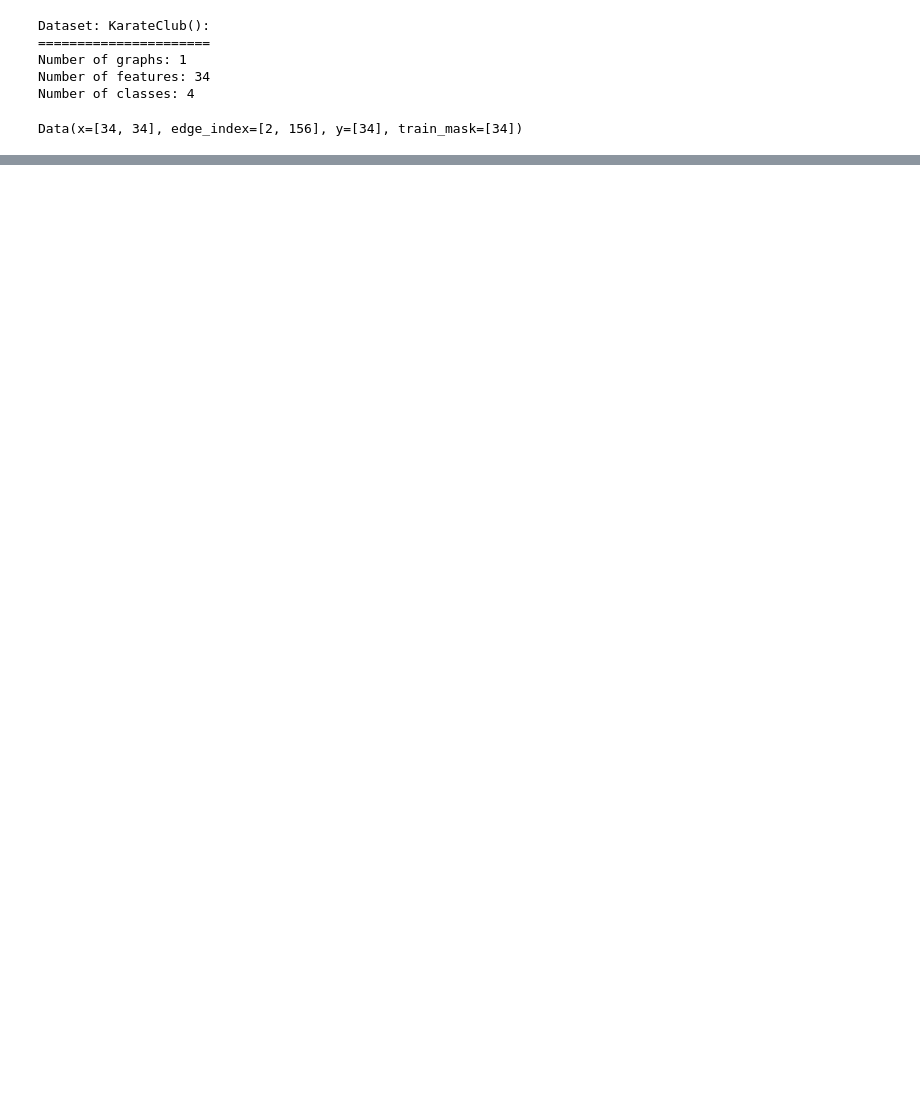
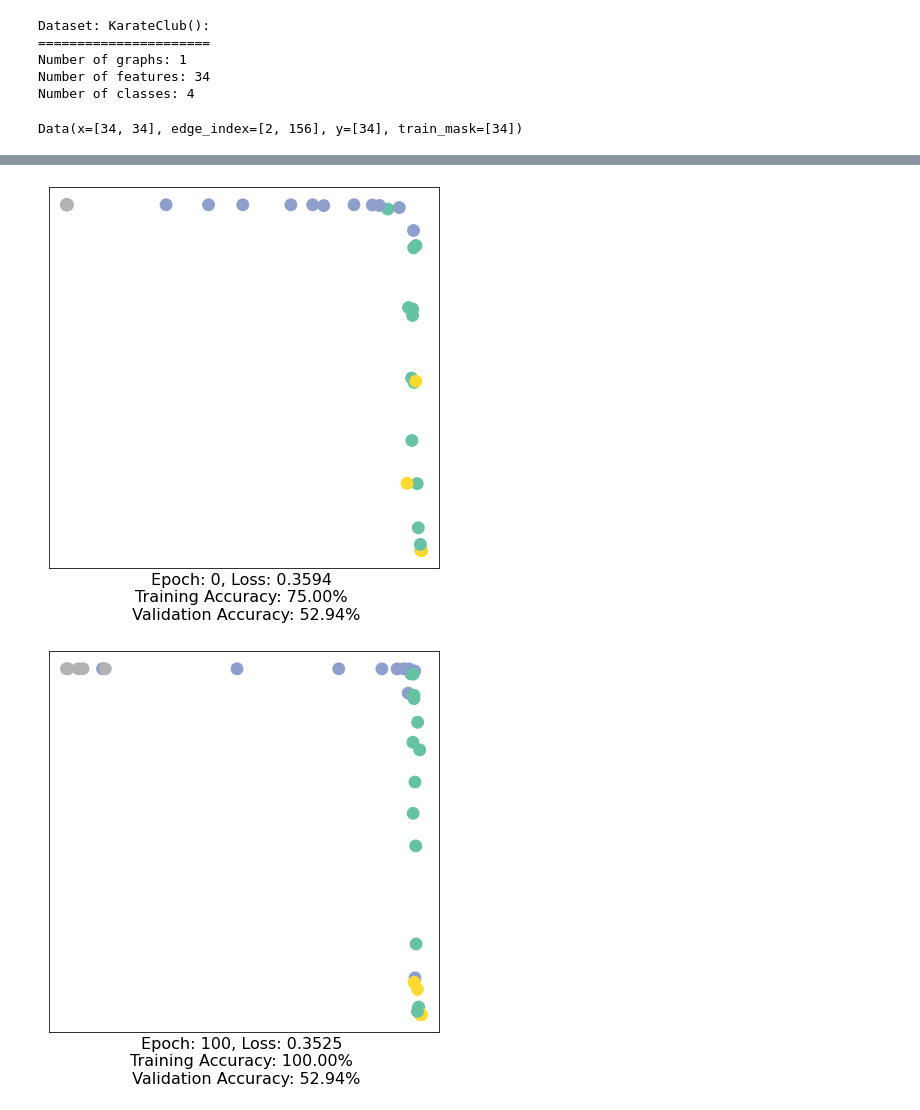
Before and after one commit to HuuDatDo/AI-project, a Jupyter notebook: Simple_Graph_Neural_Network.ipynb, the cells around one changed output, grey strips where cells are left out. Drawn from its saved outputs; the diff is of its cells as text; code cells hidden in the pictures; blank space fills up the shorter version.

```diff
--- a/Simple_Graph_Neural_Network.ipynb
+++ b/Simple_Graph_Neural_Network.ipynb
@@ -70,0 +105,31 @@ class GCN(nn.Module):
+# %%
+def training(data):
+    optimizer.zero_grad()  # Clear gradients.
+    out, h = model(data.x, data.edge_index)  # Perform a single forward pass.
+    loss = criterion(out[data.train_mask], data.y[data.train_mask])  # Compute the loss solely based on the training nodes.
+    loss.backward()  # Derive gradients.
+    optimizer.step()  # Update parameters based on gradients.
+
+    accuracy = {}
+    # Calculate training accuracy on our four examples
+    predicted_classes = torch.argmax(out[data.train_mask], axis=1) # [0.6, 0.2, 0.7, 0.1] -> 2
+    target_classes = data.y[data.train_mask]
+    accuracy['train'] = torch.mean(
+        torch.where(predicted_classes == target_classes, 1, 0).float())
+
+    # Calculate validation accuracy on the whole graph
+    predicted_classes = torch.argmax(out, axis=1)
+    target_classes = data.y
+    accuracy['val'] = torch.mean(
+        torch.where(predicted_classes == target_classes, 1, 0).float())
+
+    return loss, h, accuracy
+
+for epoch in range(1000):
+    loss, h, accuracy = training(data)
+    # Visualize the node embeddings every 10 epochs
+    if epoch % 100 == 0:
+        visualize(h, color=data.y, epoch=epoch, loss=loss, accuracy=accuracy)
+# %% [output]
+[figure, added]
+[figure, added]
```
Also changed, not shown: parts of 7 cells of this notebook.
